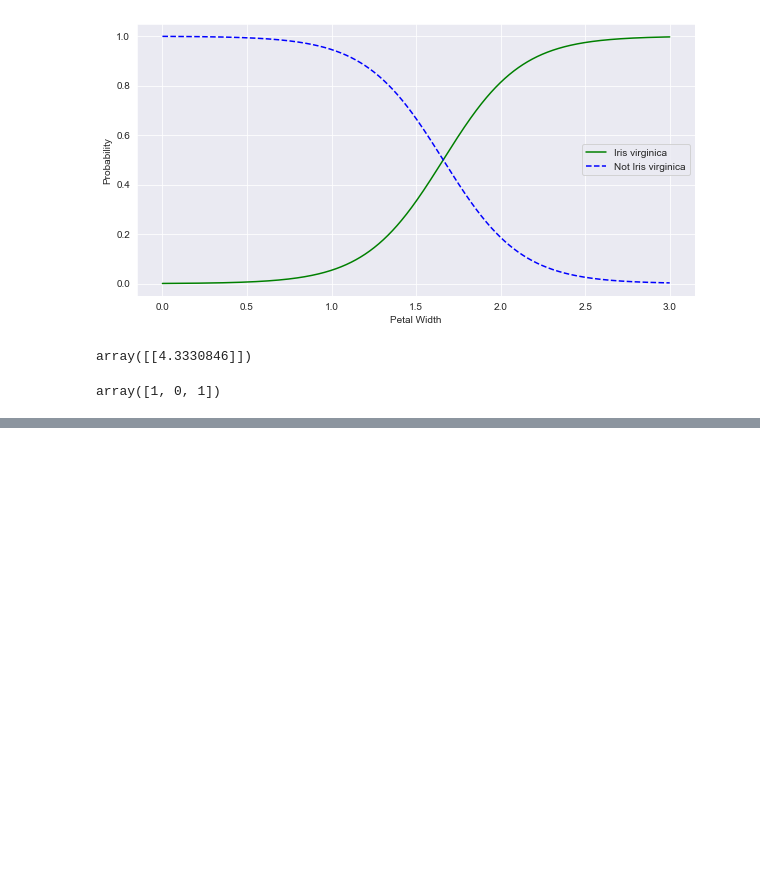
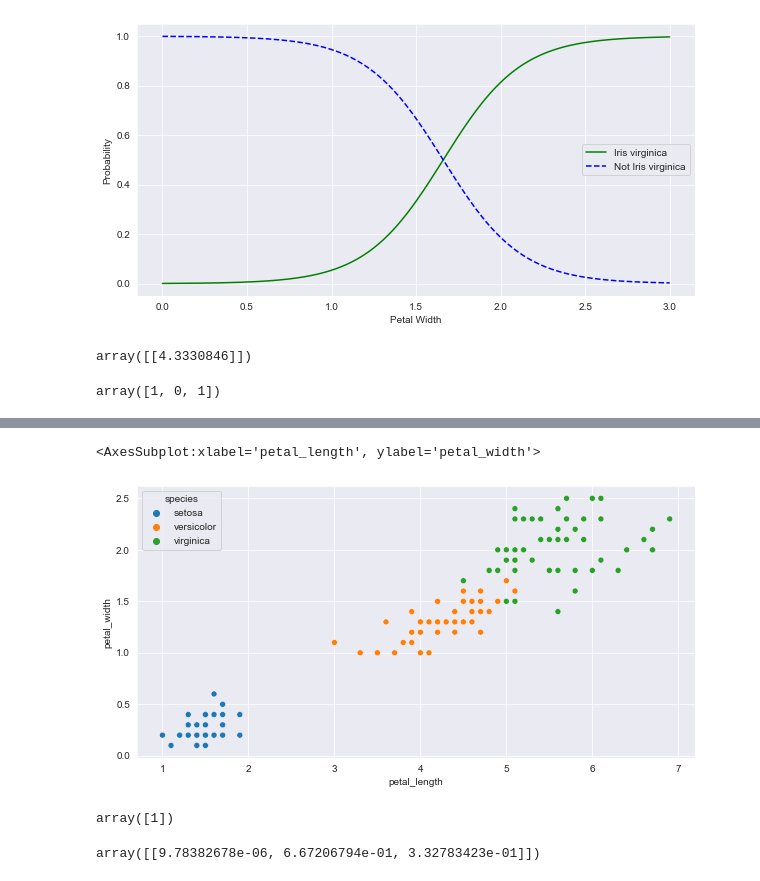
Before and after one commit to trillianx/machine_learning_notes, a Jupyter notebook: Hands_on_ML/notebooks/Chapter_04.ipynb, the cells around one changed output, grey strips where cells are left out. Drawn from its saved outputs; the diff is of its cells as text; code cells hidden in the pictures; blank space fills up the shorter version.

```diff
--- a/Hands_on_ML/notebooks/Chapter_04.ipynb
+++ b/Hands_on_ML/notebooks/Chapter_04.ipynb
@@ -274,0 +293,2 @@ array([1, 0, 1])
+# %%
+iris = sns.load_dataset("iris")
@@ -274,0 +304,13 @@ array([1, 0, 1])
+# %%
+sns.scatterplot(x='petal_length', y='petal_width', data=iris, hue='species')
+# %% [output]
+<AxesSubplot:xlabel='petal_length', ylabel='petal_width'>
+[figure, added]
+# %%
+softmax_reg.predict([[4.95, 1.5]])
+# %% [output]
+array([1])
+# %%
+softmax_reg.predict_proba([[4.95, 1.5]])
+# %% [output]
+array([[9.78382678e-06, 6.67206794e-01, 3.32783423e-01]])
```
Also changed, not shown: parts of 5 cells of this notebook, 14 other files.
